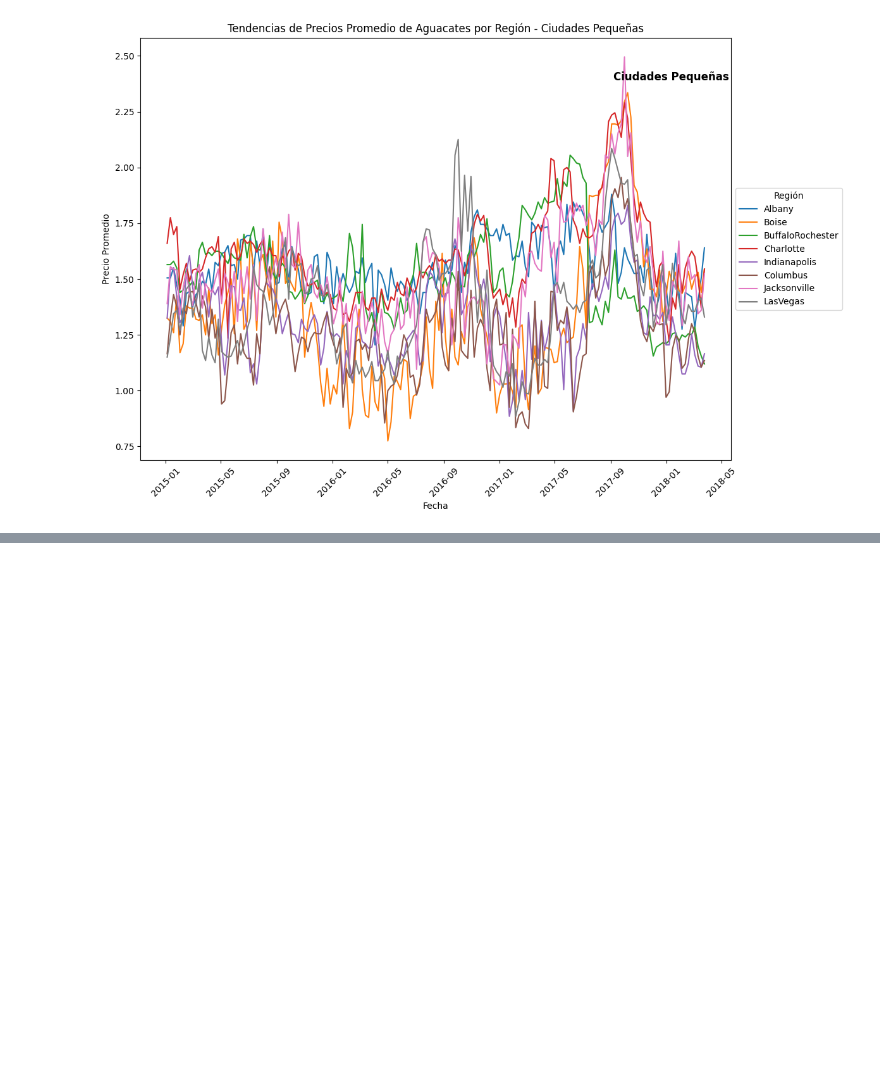
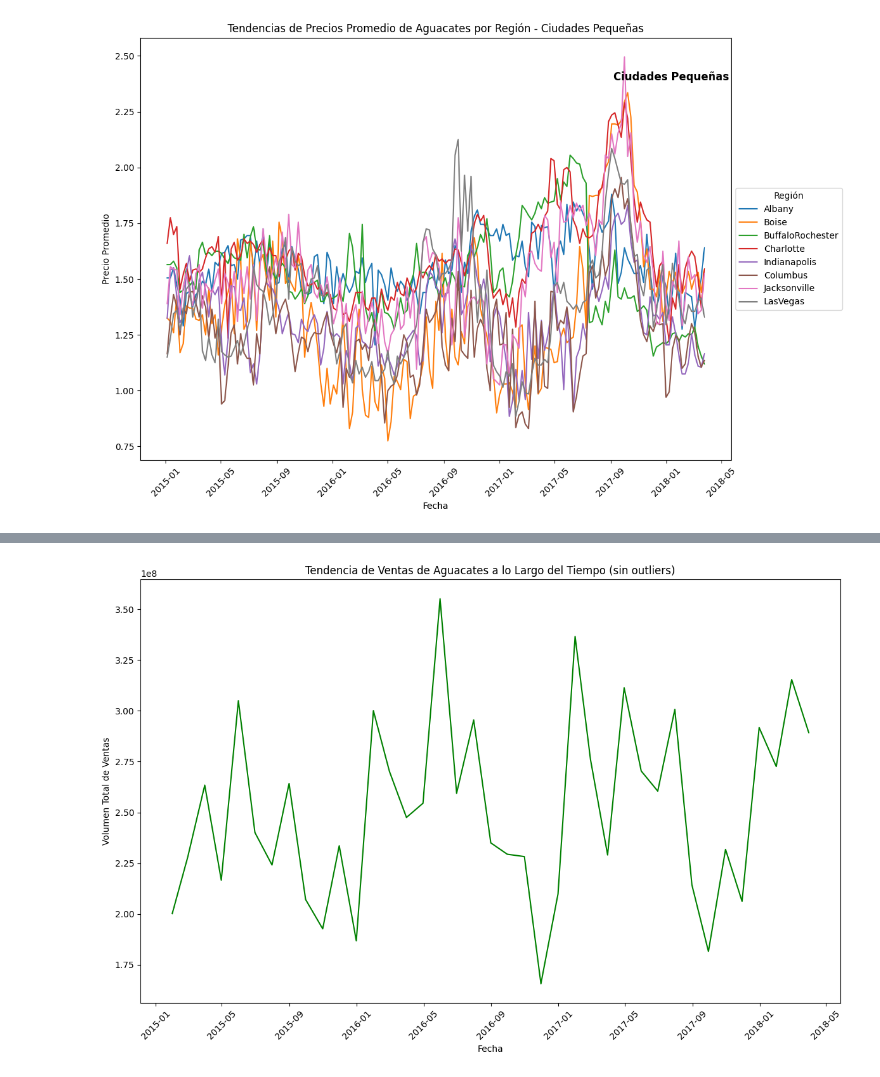
Before and after one commit to Layola27/Proyecto1-IA, a Jupyter notebook: proyectoV2.ipynb, the cells around one changed output, grey strips where cells are left out. Saved outputs shown, nothing was run; the diff lists cells and outputs as text; code cells hidden in the pictures; blank space fills up the shorter version.

```diff
--- a/proyectoV2.ipynb
+++ b/proyectoV2.ipynb
@@ -559,0 +618,22 @@ for idx, cohort in enumerate(cohortes_tamano_ciudad):
+# %%
+#1.4 Calcular la media y desviación estándar
+mean = data['Total Volume'].mean()
+std_dev = data['Total Volume'].std()
+
+# Definir el umbral para considerar outliers (por ejemplo, 3 desviaciones estándar)
+threshold = 3
+
+# Filtrar los datos para eliminar outliers
+data_cleaned = data[(data['Total Volume'] >= mean - threshold * std_dev) & (data['Total Volume'] <= mean + threshold * std_dev)]
+
+# Graficar el volumen total de ventas sin outliers
+plt.figure(figsize=(12, 8))
+plt.plot(data_cleaned.groupby(pd.Grouper(key='Date', freq='M'))['Total Volume'].sum(), label='Volumen Total de Ventas (sin outliers)', color='g')
+plt.title('Tendencia de Ventas de Aguacates a lo Largo del Tiempo (sin outliers)')
+plt.xlabel('Fecha')
+plt.ylabel('Volumen Total de Ventas')
+plt.xticks(rotation=45)
+plt.tight_layout()
+plt.show()
+# %% [output]
+[figure, added]
```
Also changed, not shown: parts of 19 cells of this notebook.
